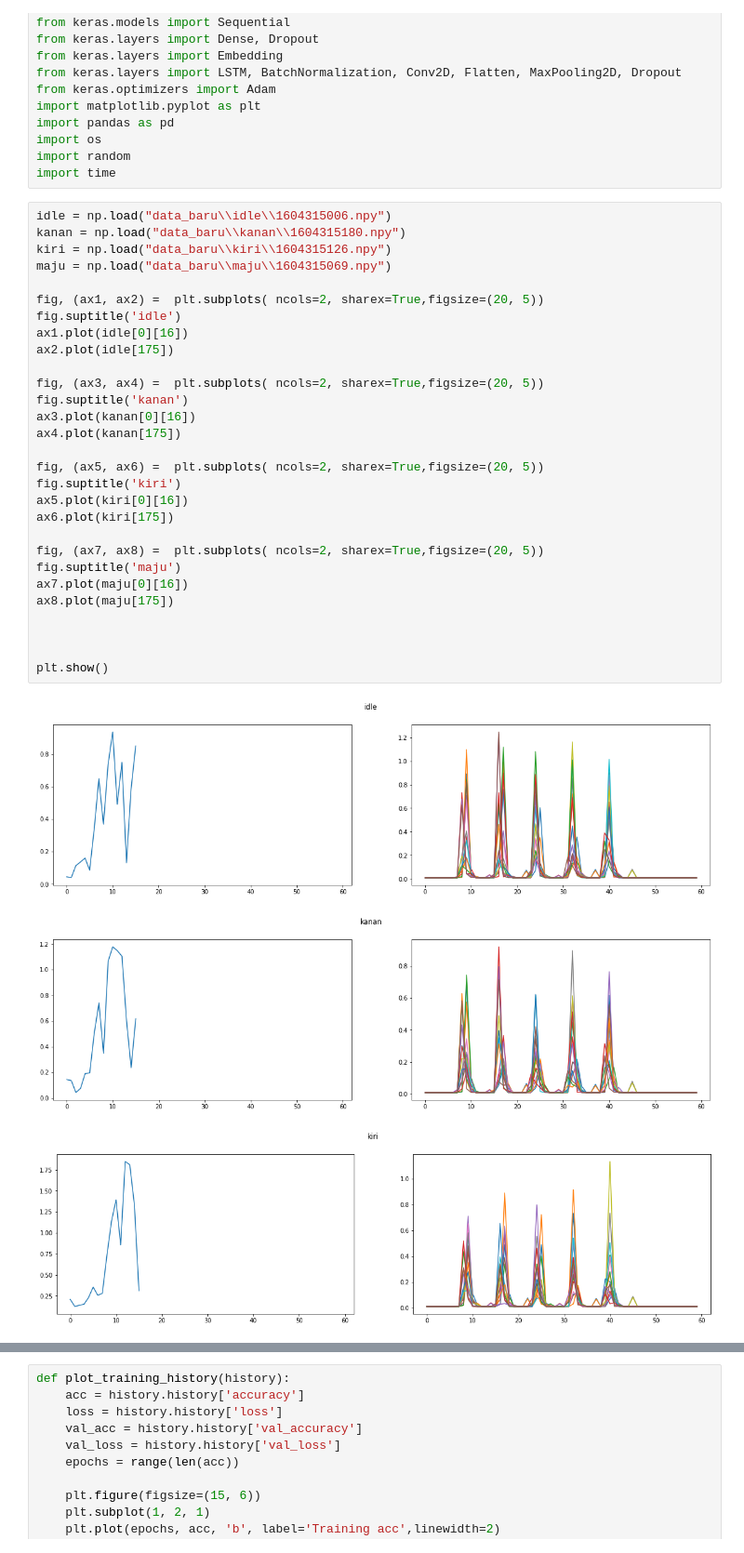
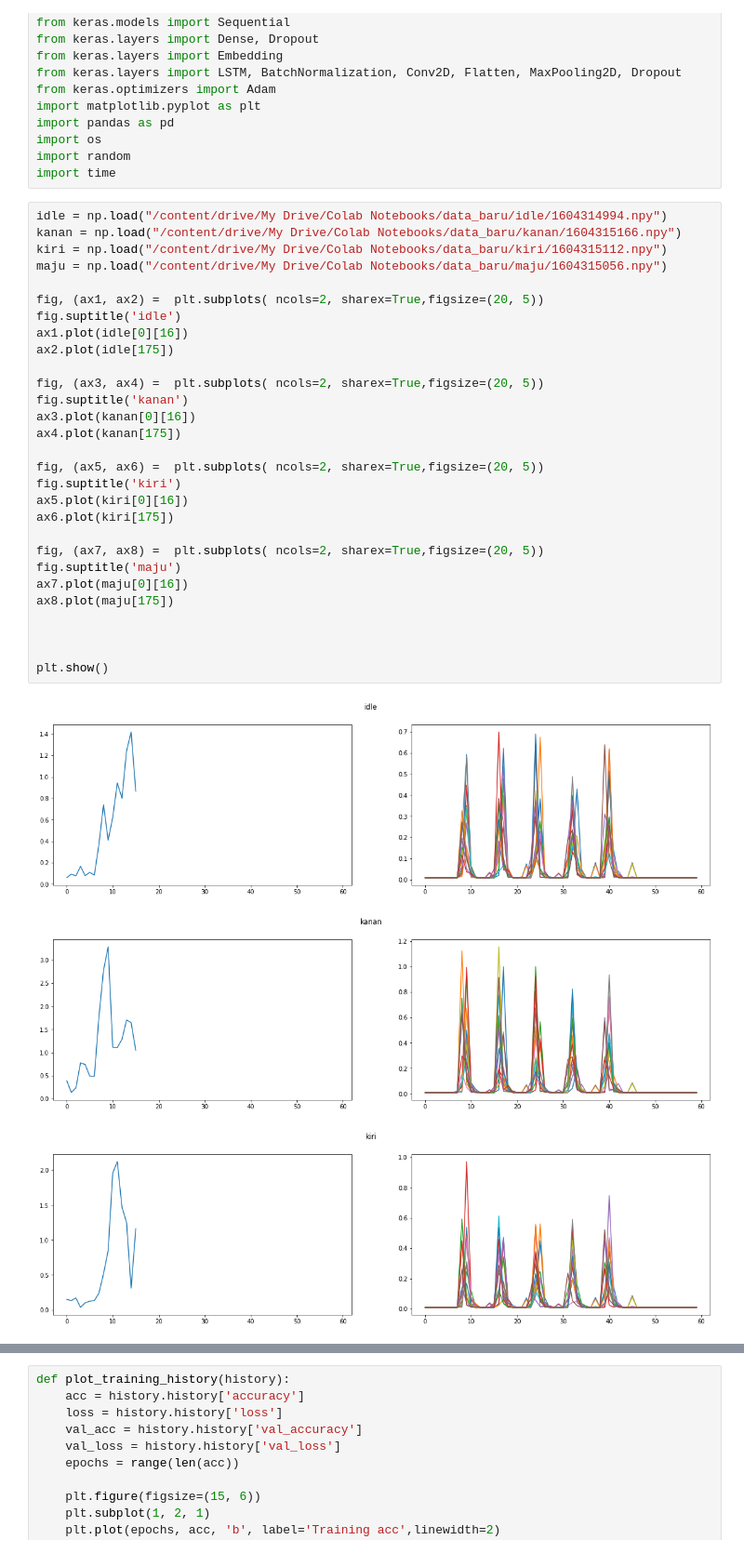
Before and after one commit to wedexyz/eeg-, a Jupyter notebook: trainLS.ipynb, the cells around one changed output, grey strips where cells are left out. Shown at 93% size. Drawn from its saved outputs; the diff is of its cells as text.

```diff
--- a/trainLS.ipynb
+++ b/trainLS.ipynb
@@ -13,35 +15,35 @@ import os
 import random
 import time
 # %%
-idle = np.load("data_baru\\idle\\1604315006.npy")
-kanan = np.load("data_baru\\kanan\\1604315180.npy")
-kiri = np.load("data_baru\\kiri\\1604315126.npy")
-maju = np.load("data_baru\\maju\\1604315069.npy")
+idle = np.load("/content/drive/My Drive/Colab Notebooks/data_baru/idle/1604314994.npy")
+kanan = np.load("/content/drive/My Drive/Colab Notebooks/data_baru/kanan/1604315166.npy")
+kiri = np.load("/content/drive/My Drive/Colab Notebooks/data_baru/kiri/1604315112.npy")
+maju = np.load("/content/drive/My Drive/Colab Notebooks/data_baru/maju/1604315056.npy")
 
 fig, (ax1, ax2) =  plt.subplots( ncols=2, sharex=True,figsize=(20, 5))
 fig.suptitle('idle')
 ax1.plot(idle[0][16])
 ax2.plot(idle[175])
 
 fig, (ax3, ax4) =  plt.subplots( ncols=2, sharex=True,figsize=(20, 5))
 fig.suptitle('kanan')
 ax3.plot(kanan[0][16])
 ax4.plot(kanan[175])
 
 fig, (ax5, ax6) =  plt.subplots( ncols=2, sharex=True,figsize=(20, 5))
 fig.suptitle('kiri')
 ax5.plot(kiri[0][16])
 ax6.plot(kiri[175])
 
 fig, (ax7, ax8) =  plt.subplots( ncols=2, sharex=True,figsize=(20, 5))
 fig.suptitle('maju')
 ax7.plot(maju[0][16])
 ax8.plot(maju[175])
 
 
 
 plt.show()
 # %% [output]
-[figure, old version]
+[figure, new version]
-[figure, old version]
+[figure, new version]
-[figure, old version]
+[figure, new version]
```
Also changed, not shown: parts of 9 cells of this notebook.
